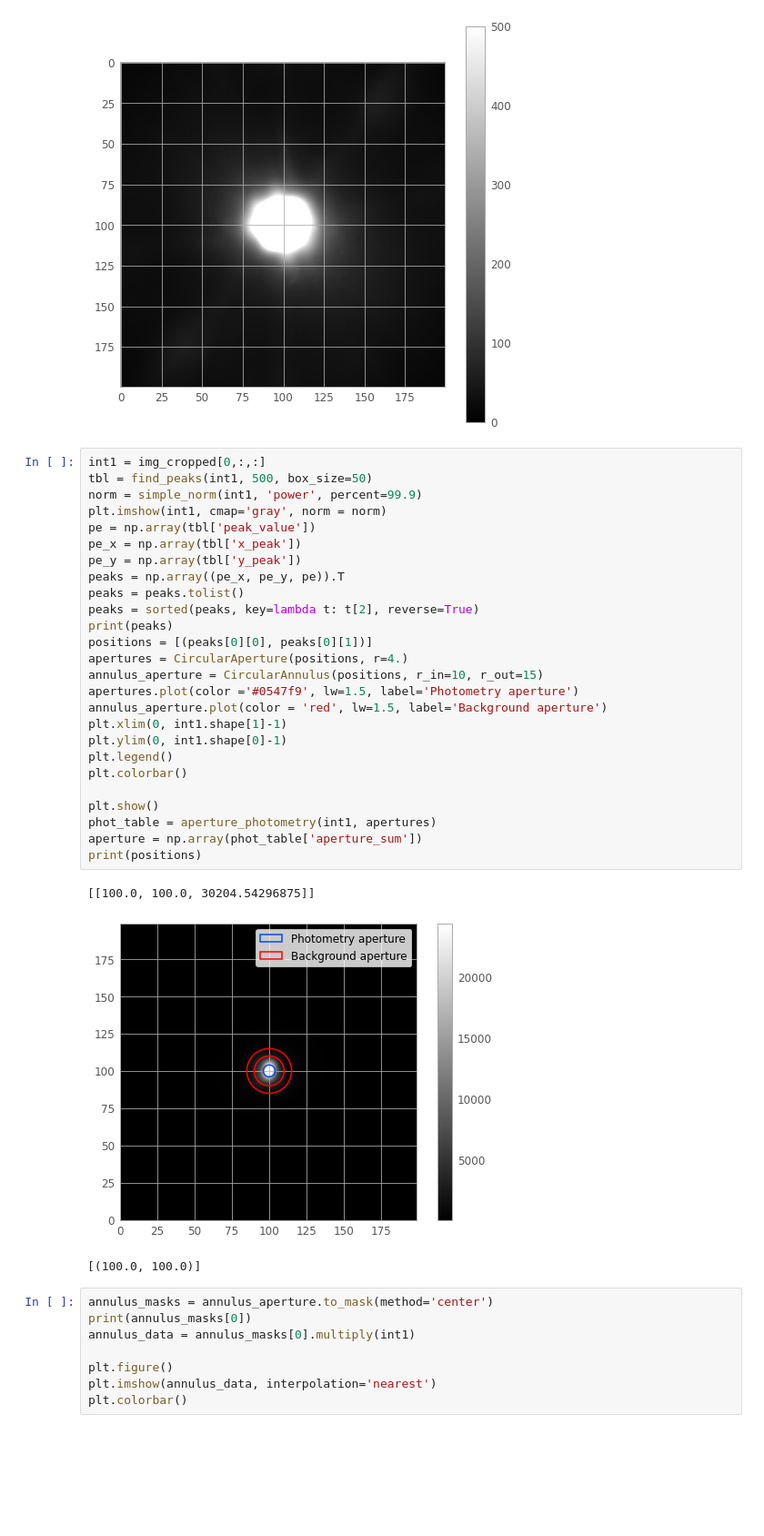
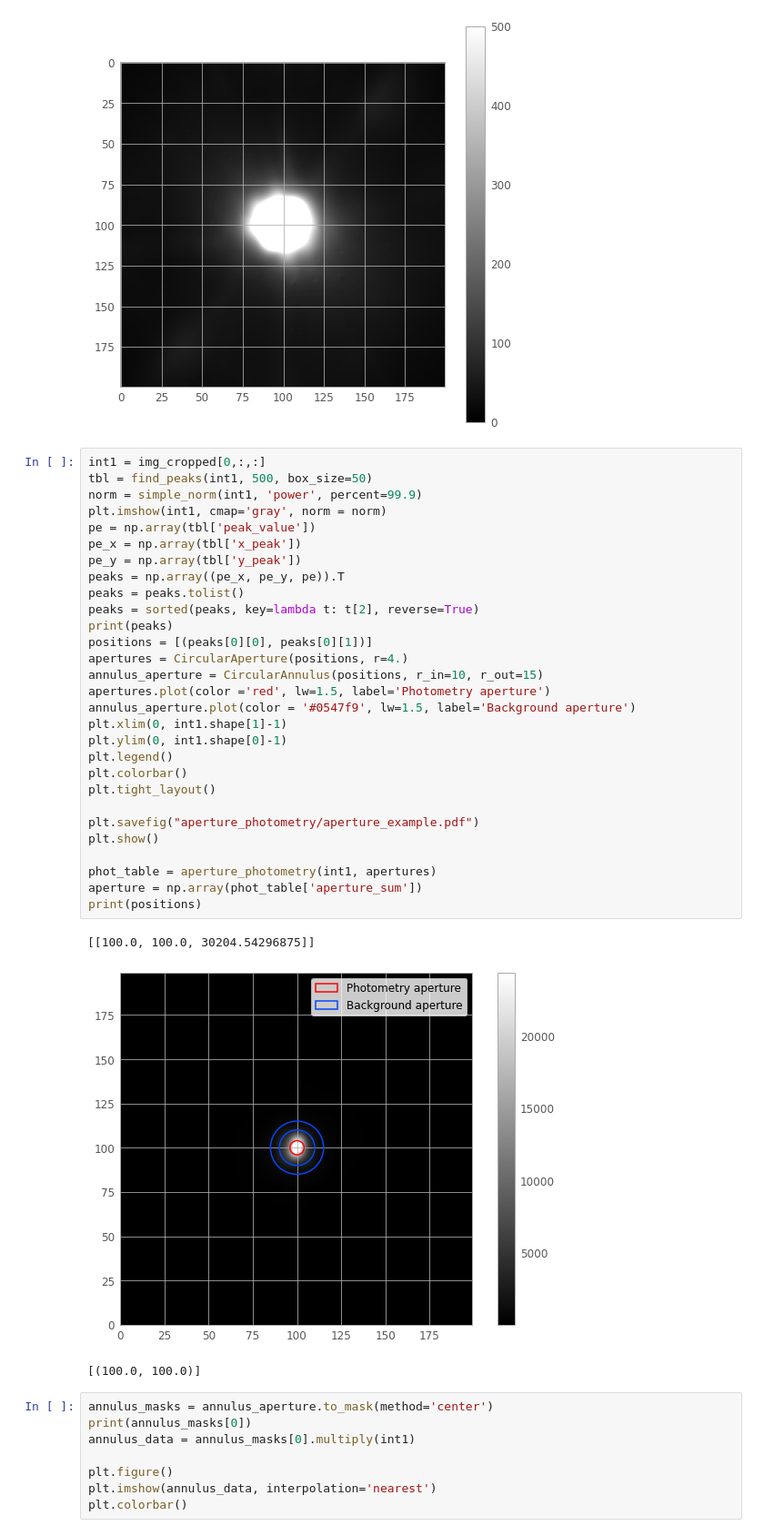
Before and after one commit to jejestern/Suppress_Spiders, a Jupyter notebook: Programs/Test.ipynb, the cells around one changed output. Shown at 91% size. Drawn from its saved outputs; the diff is of its cells as text; blank space fills up the shorter version.

Commit message:
Start to write the section Aperture Photometry and create good figures.

```diff
--- a/Programs/Test.ipynb
+++ b/Programs/Test.ipynb
@@ -44,32 +44,35 @@ plt.colorbar()
 # %%
 int1 = img_cropped[0,:,:]
 tbl = find_peaks(int1, 500, box_size=50)
 norm = simple_norm(int1, 'power', percent=99.9)
 plt.imshow(int1, cmap='gray', norm = norm)
 pe = np.array(tbl['peak_value'])
 pe_x = np.array(tbl['x_peak'])
 pe_y = np.array(tbl['y_peak'])
 peaks = np.array((pe_x, pe_y, pe)).T
 peaks = peaks.tolist()
 peaks = sorted(peaks, key=lambda t: t[2], reverse=True)
 print(peaks)
 positions = [(peaks[0][0], peaks[0][1])]
 apertures = CircularAperture(positions, r=4.)
 annulus_aperture = CircularAnnulus(positions, r_in=10, r_out=15)
-apertures.plot(color ='#0547f9', lw=1.5, label='Photometry aperture')
-annulus_aperture.plot(color = 'red', lw=1.5, label='Background aperture')
+apertures.plot(color ='red', lw=1.5, label='Photometry aperture')
+annulus_aperture.plot(color = '#0547f9', lw=1.5, label='Background aperture')
 plt.xlim(0, int1.shape[1]-1)
 plt.ylim(0, int1.shape[0]-1)
 plt.legend()
 plt.colorbar()
+plt.tight_layout()
 
+plt.savefig("aperture_photometry/aperture_example.pdf")
 plt.show()
+
 phot_table = aperture_photometry(int1, apertures)
 aperture = np.array(phot_table['aperture_sum'])
 print(positions)
 # %% [output]
 [[100.0, 100.0, 30204.54296875]]
-[figure, old version]
+[figure, new version]
 [(100.0, 100.0)]
 # %%
 annulus_masks = annulus_aperture.to_mask(method='center')
```
Also changed, not shown: 12 other files.
